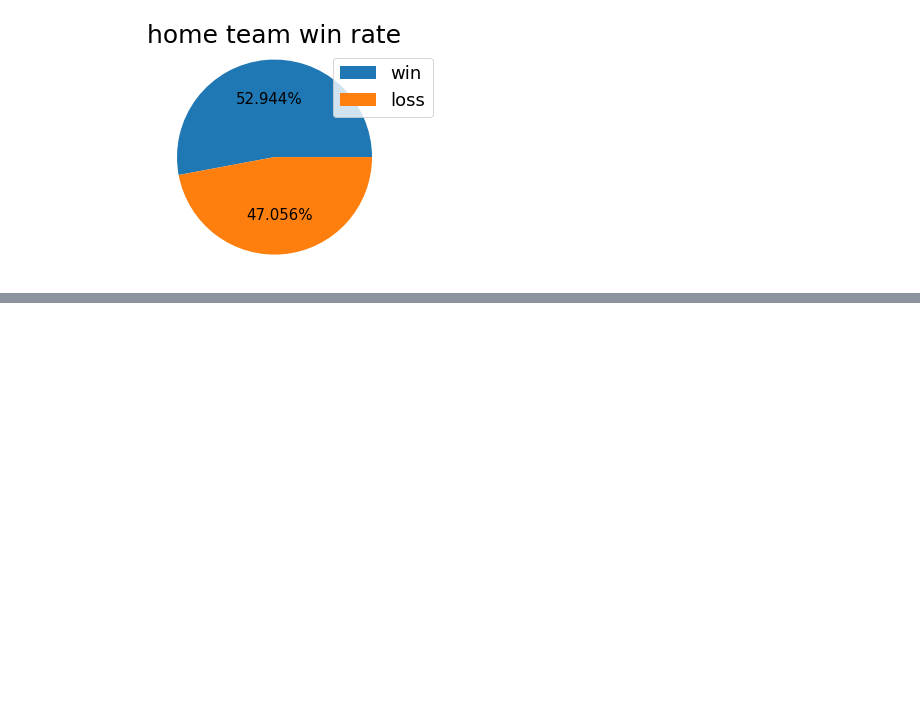
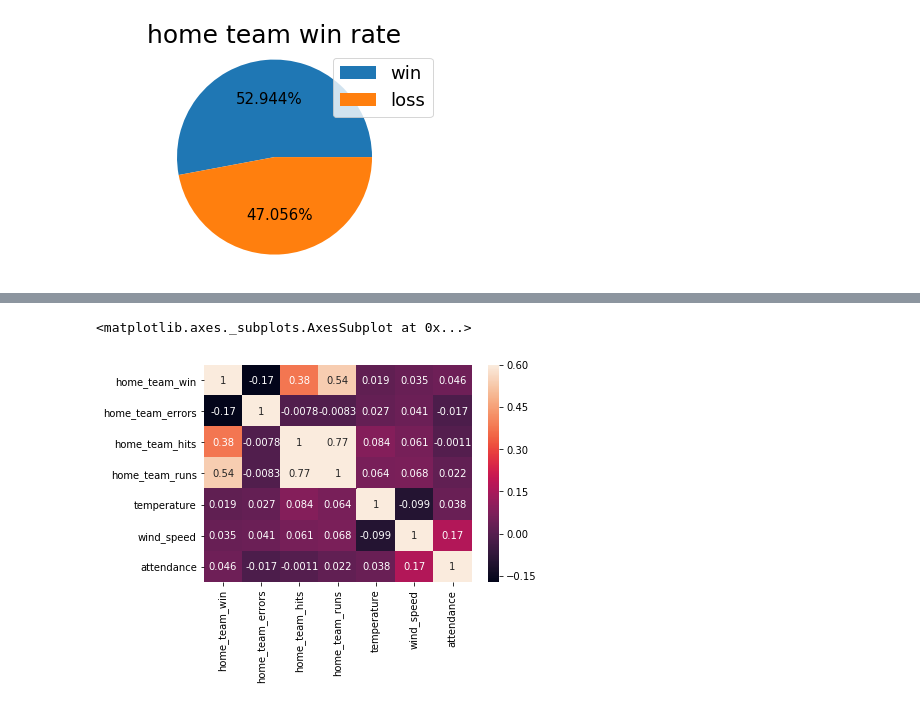
Before and after one commit to epnwayne/Fundamentals_of_Date_Analytics_HW, a Jupyter notebook: hw1_part2.ipynb, the cells around one changed output, grey strips where cells are left out. Drawn from its saved outputs; the diff is of its cells as text; code cells hidden in the pictures; blank space fills up the shorter version.

```diff
--- a/hw1_part2.ipynb
+++ b/hw1_part2.ipynb
@@ -44,0 +57,7 @@ plt.show()
+# %%
+an = pd_data[['home_team_win', 'home_team_errors', 'home_team_hits', 'home_team_runs', 'temperature', 'wind_speed', 'attendance']]
+an = an.corr()
+sns.heatmap(an, annot = True, vmax = 0.6)
+# %% [output]
+<matplotlib.axes._subplots.AxesSubplot at 0x...>
+[figure, added]
```
Also changed, not shown: parts of 5 cells of this notebook.
